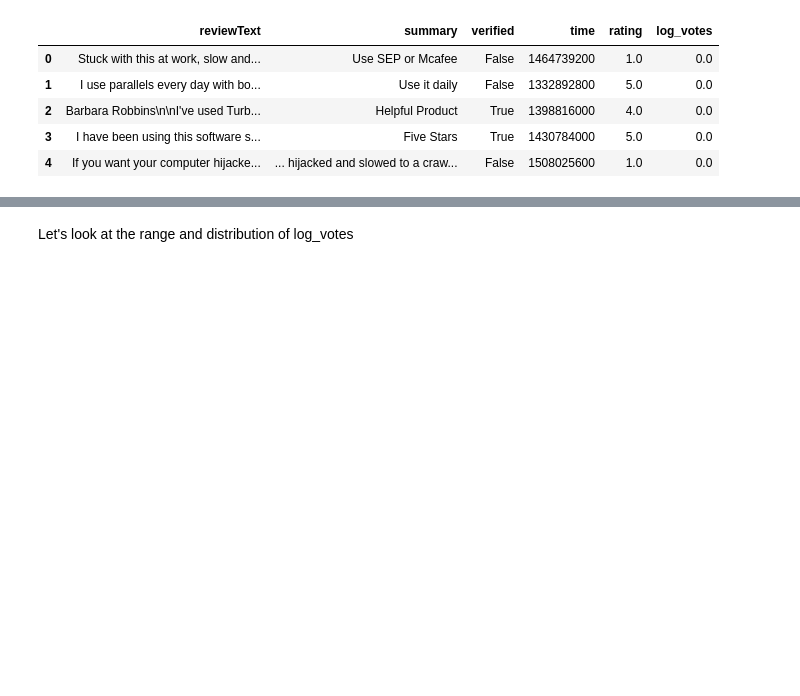
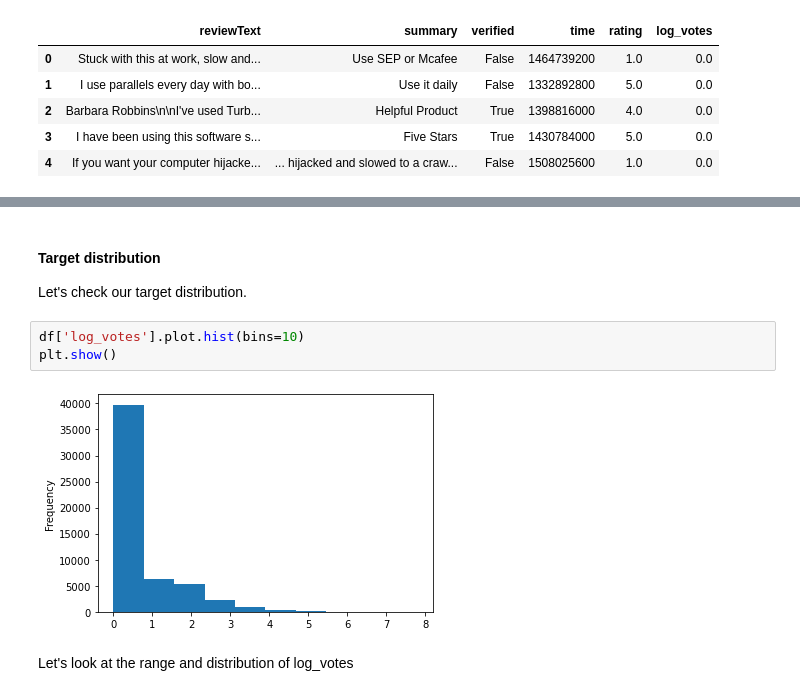
Before and after one commit to QPC-database/aws-machine-learning-embark, a Jupyter notebook: NOTEBOOKS/DAY 2/07_EMBK-REGULARIZATION.ipynb, the cells around one changed output, grey strips where cells are left out. Saved outputs shown, nothing was run; the diff lists cells and outputs as text; blank space fills up the shorter version.

```diff
--- a/NOTEBOOKS/DAY 2/07_EMBK-REGULARIZATION.ipynb
+++ b/NOTEBOOKS/DAY 2/07_EMBK-REGULARIZATION.ipynb
@@ -60,3 +74,12 @@ df.head()
+# %% [markdown]
+#### Target distribution
+
+Let's check our target distribution.
+# %%
+df['log_votes'].plot.hist(bins=10)
+plt.show()
+# %% [output]
+[figure, added]
 # %% [markdown]
 Let's look at the range and distribution of log_votes
 # %%
```
Also changed, not shown: parts of 67 cells of this notebook, 7 other files.
